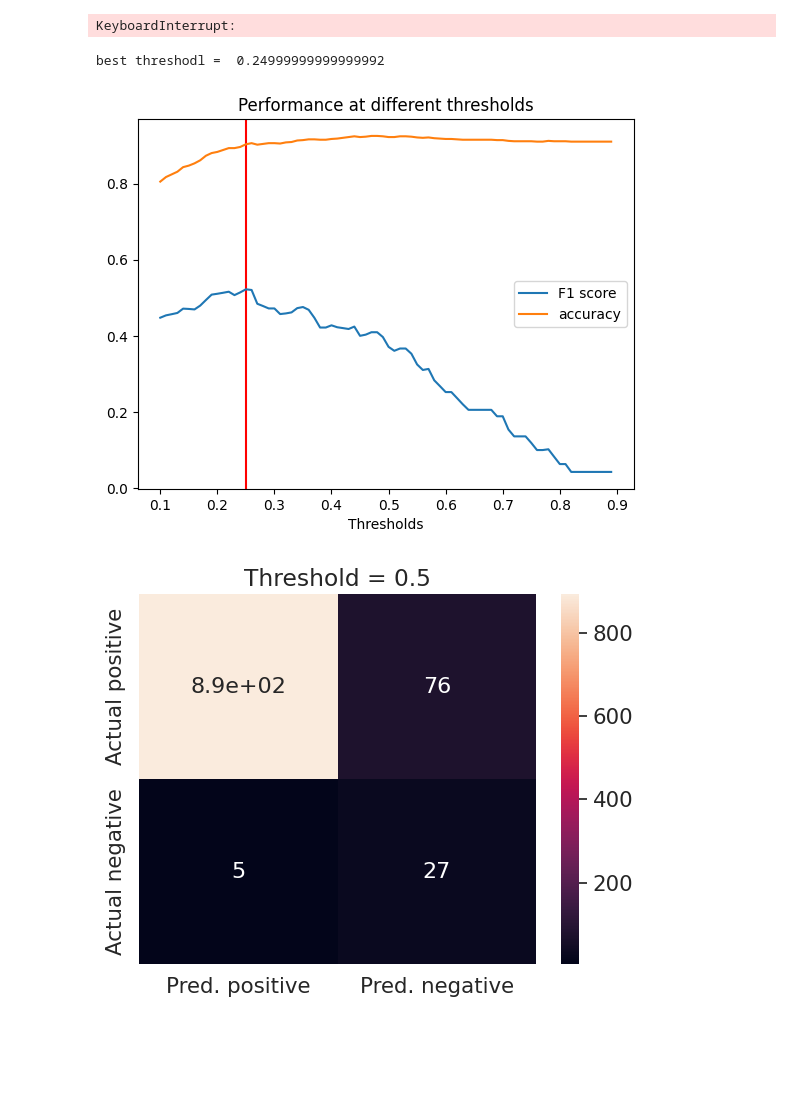
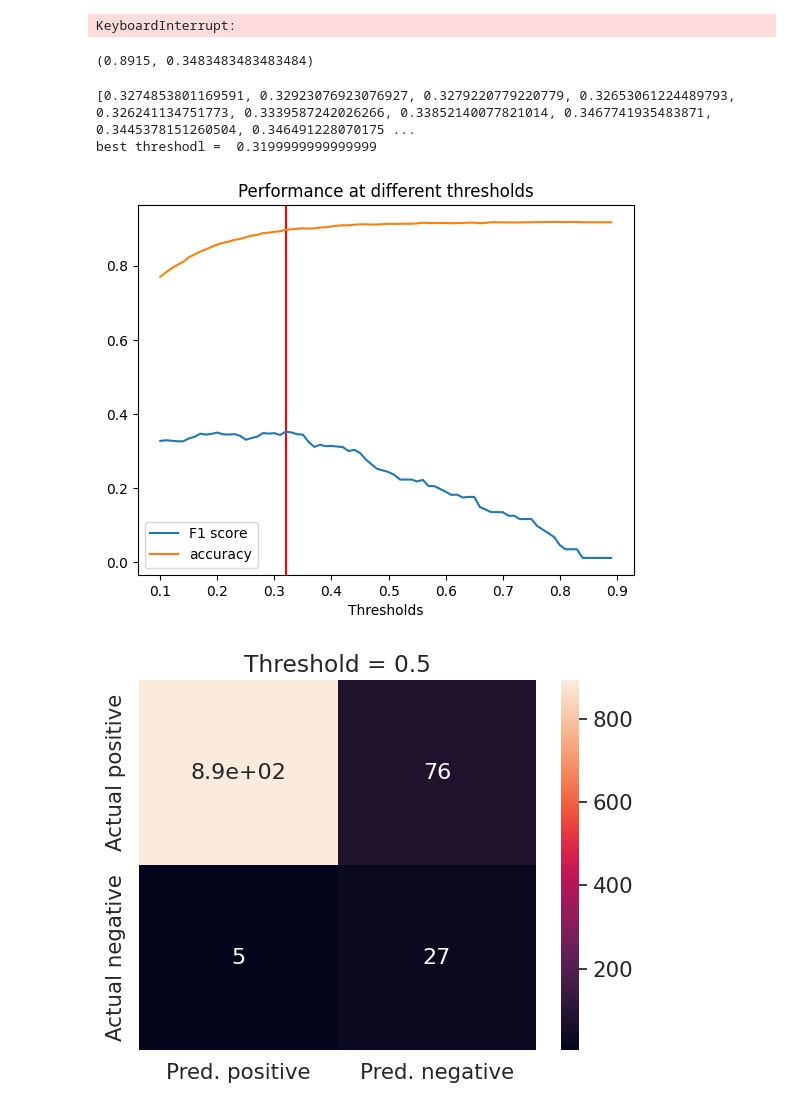
Before and after one commit to stefanoviel/ML_project_1, a Jupyter notebook: run_final.ipynb, the cells around one changed output. Saved outputs shown, nothing was run; the diff lists cells and outputs as text; code cells hidden in the pictures; blank space fills up the shorter version.

```diff
--- a/run_final.ipynb
+++ b/run_final.ipynb
@@ -6,7 +6,7 @@ from utilities import *
 import matplotlib.pyplot as plt
 # %%
 # hyperparameter tuning with only a part of the dataset
-MAX_ROWS = 1000
+MAX_ROWS = 10000
 
 x_data = np.genfromtxt('data/x_train.csv', delimiter=",", skip_header=1, max_rows=MAX_ROWS)
 y_data = np.genfromtxt('data/y_train.csv', delimiter=",", skip_header=1, max_rows=MAX_ROWS)
@@ -127,37 +129,44 @@ y_test = clean_Y(y_test)
 initial_w  = np.random.rand(x_train.shape[1])
 
 w, loss = reg_logistic_regression(y_train.reshape(-1, 1), x_train, initial_w=initial_w.reshape(-1, 1),lambda_= 1e-4, max_iters=5000, gamma=0.25)
+# %%
+y_pred = predict_logistic(x_test, w, 0.3)
+np.mean(y_pred == y_test), compute_f1(y_test, y_pred)
+# %% [output]
+(0.8915, 0.3483483483483484)
 # %%
 thresholds = np.arange(0.1, 0.9, 0.01)
 
 f1_scores = []
 accuracies = []
 
 for t in thresholds:
-    y_pred = predict_logistic(x_train, w, t)
-    accuracy = np.mean(y_pred == y_train)
-    f1 = compute_f1(y_train, y_pred)
+    y_pred = predict_logistic(x_test, w, t)
+    accuracy = np.mean(y_pred == y_test)
+    f1 = compute_f1(y_test, y_pred)
     accuracies.append(accuracy)
     f1_scores.append(f1)
 
+print(f1_scores)
 max_f1_score = max(f1_scores)
 
 f1_score_pos = np.where(max_f1_score == (f1_scores))
 threshold_max = thresholds[f1_score_pos[0][0]]
 print('best threshodl = ', threshold_max)
 
 # plt.scatter(threshold_max, max_f1_score, color='red', s=100, zorder=5)
 plt.axvline(x=threshold_max, color = 'red')
 plt.plot(thresholds, f1_scores, label ='F1 score')
 plt.plot(thresholds, accuracies, label='accuracy')
 plt.xlabel('Thresholds')
 plt.title('Performance at different thresholds')
 plt.legend()
 plt.savefig('bestf1_score.png')
 plt.show()
 # %% [output]
-best threshodl =  0.24999999999999992
+[0.3274853801169591, 0.32923076923076927, 0.3279220779220779, 0.32653061224489793, 0.326241134751773, 0.3339587242026266, 0.33852140077821014, 0.3467741935483871, 0.3445378151260504, 0.346491228070175 ...
+best threshodl =  0.3199999999999999
-[figure, old version]
+[figure, new version]
 # %%
 
 import seaborn as sn
```
Also changed, not shown: parts of 3 cells of this notebook, 3 other files.
